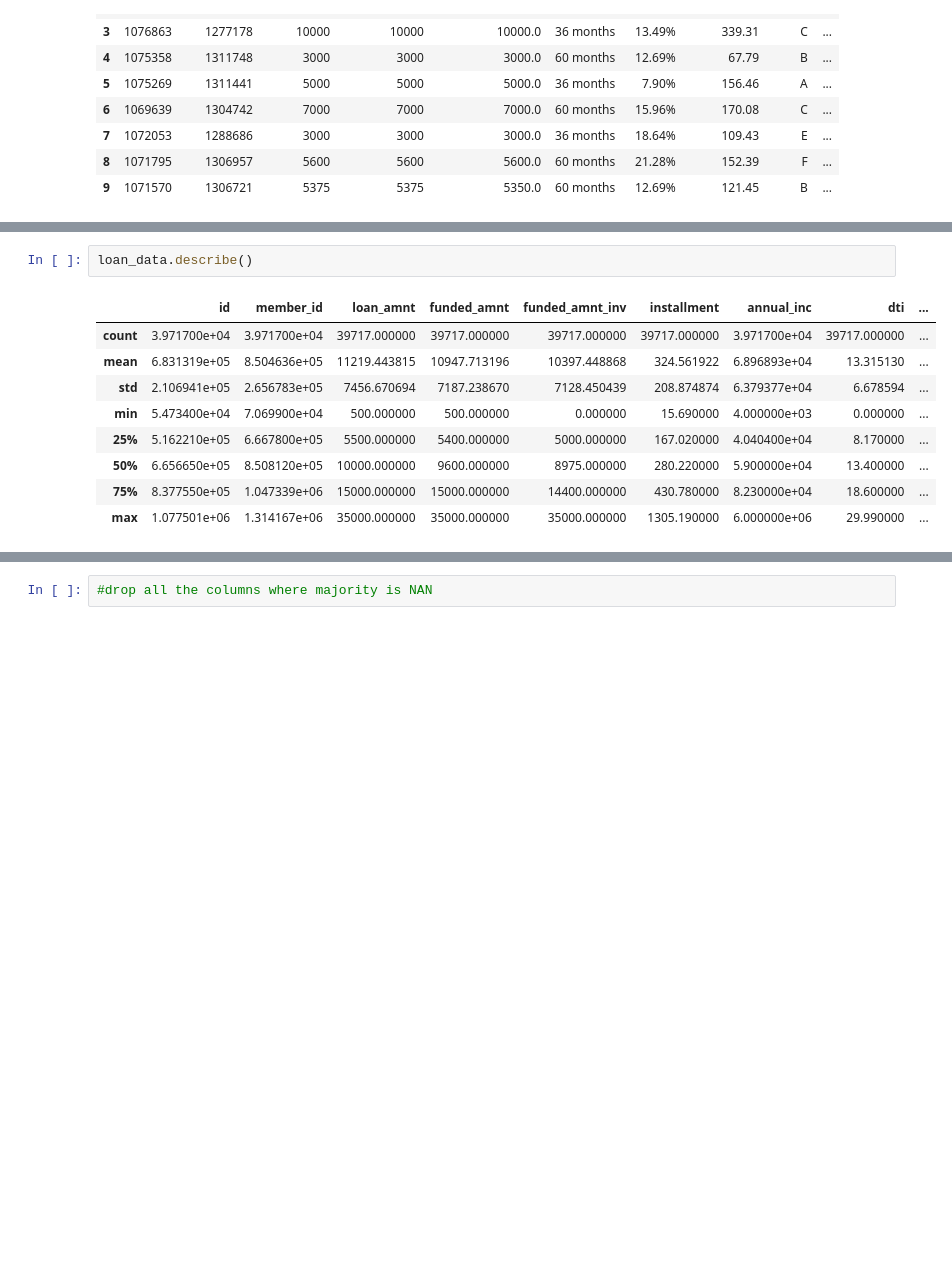
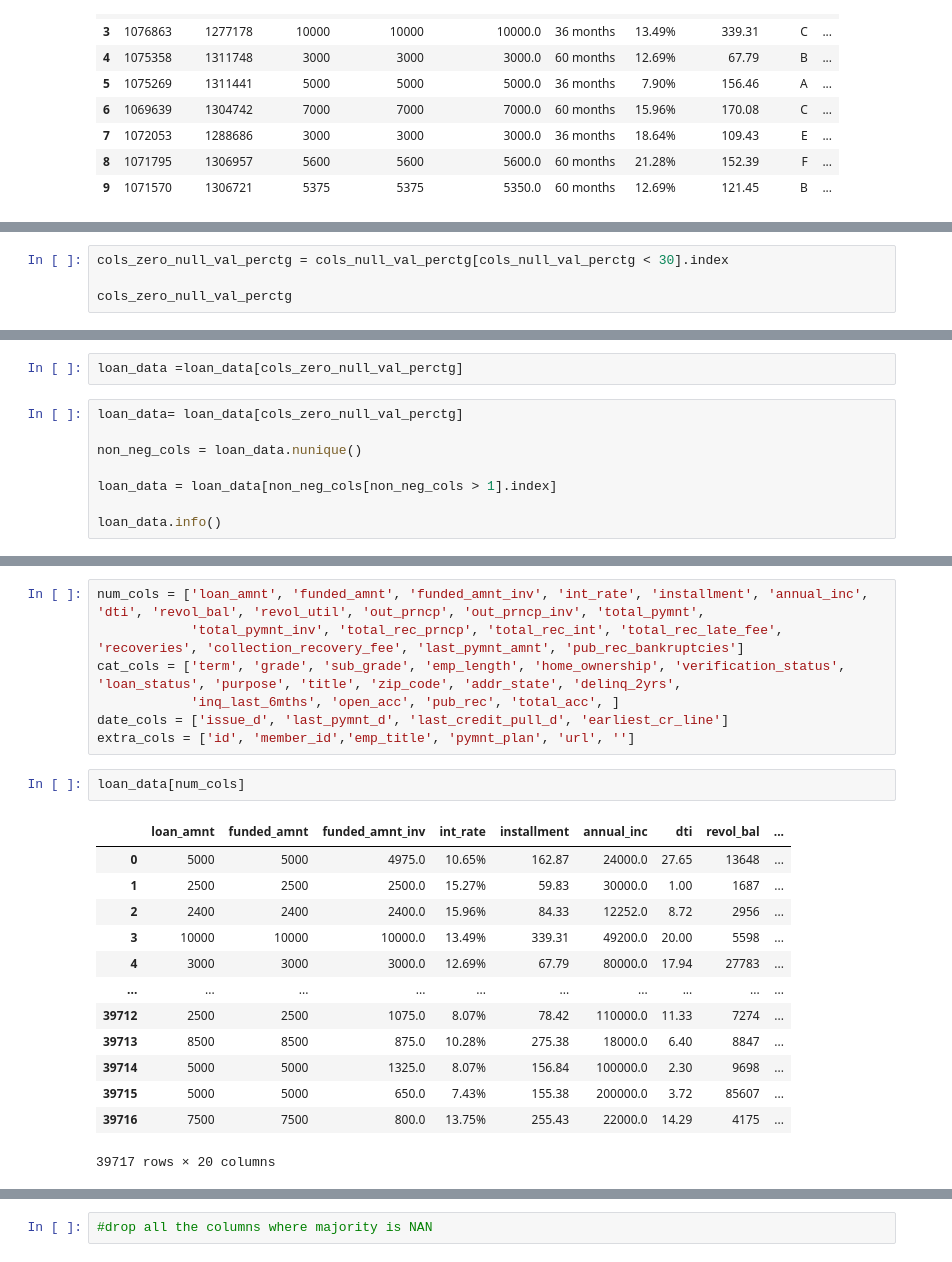
Before and after one commit to vmishra0905/lending-club-case-study, a Jupyter notebook: loan_eda_final.ipynb, the cells around one changed output, grey strips where cells are left out. Cells and saved outputs as stored; diff of their text form; blank space fills up the shorter version.

```diff
--- a/loan_eda_final.ipynb
+++ b/loan_eda_final.ipynb
@@ -40,0 +40,4 @@ total_il_high_credit_limit 39717
+# %%
+cols_zero_null_val_perctg = cols_null_val_perctg[cols_null_val_perctg < 30].index
+
+cols_zero_null_val_perctg
@@ -40,0 +59,10 @@ total_il_high_credit_limit 39717
+# %%
+loan_data =loan_data[cols_zero_null_val_perctg]
+# %%
+loan_data= loan_data[cols_zero_null_val_perctg]
+
+non_neg_cols = loan_data.nunique()
+
+loan_data = loan_data[non_neg_cols[non_neg_cols > 1].index]
+
+loan_data.info()
@@ -60,12 +92,23 @@ loan_data
+# %%
+num_cols = ['loan_amnt', 'funded_amnt', 'funded_amnt_inv', 'int_rate', 'installment', 'annual_inc', 'dti', 'revol_bal', 'revol_util', 'out_prncp', 'out_prncp_inv', 'total_pymnt',
+            'total_pymnt_inv', 'total_rec_prncp', 'total_rec_int', 'total_rec_late_fee', 'recoveries', 'collection_recovery_fee', 'last_pymnt_amnt', 'pub_rec_bankruptcies']
+cat_cols = ['term', 'grade', 'sub_grade', 'emp_length', 'home_ownership', 'verification_status', 'loan_status', 'purpose', 'title', 'zip_code', 'addr_state', 'delinq_2yrs',
+            'inq_last_6mths', 'open_acc', 'pub_rec', 'total_acc', ]
+date_cols = ['issue_d', 'last_pymnt_d', 'last_credit_pull_d', 'earliest_cr_line']
+extra_cols = ['id', 'member_id','emp_title', 'pymnt_plan', 'url', '']
 # %%
-loan_data.describe()
+loan_data[num_cols]
 # %% [output]
-|  | id | member_id | loan_amnt | funded_amnt | funded_amnt_inv | installment | annual_inc | dti | ... |
-| count | 3.971700e+04 | 3.971700e+04 | 39717.000000 | 39717.000000 | 39717.000000 | 39717.000000 | 3.971700e+04 | 39717.000000 | ... |
-| mean | 6.831319e+05 | 8.504636e+05 | 11219.443815 | 10947.713196 | 10397.448868 | 324.561922 | 6.896893e+04 | 13.315130 | ... |
-| std | 2.106941e+05 | 2.656783e+05 | 7456.670694 | 7187.238670 | 7128.450439 | 208.874874 | 6.379377e+04 | 6.678594 | ... |
-| min | 5.473400e+04 | 7.069900e+04 | 500.000000 | 500.000000 | 0.000000 | 15.690000 | 4.000000e+03 | 0.000000 | ... |
-| 25% | 5.162210e+05 | 6.667800e+05 | 5500.000000 | 5400.000000 | 5000.000000 | 167.020000 | 4.040400e+04 | 8.170000 | ... |
-| 50% | 6.656650e+05 | 8.508120e+05 | 10000.000000 | 9600.000000 | 8975.000000 | 280.220000 | 5.900000e+04 | 13.400000 | ... |
-| 75% | 8.377550e+05 | 1.047339e+06 | 15000.000000 | 15000.000000 | 14400.000000 | 430.780000 | 8.230000e+04 | 18.600000 | ... |
-| max | 1.077501e+06 | 1.314167e+06 | 35000.000000 | 35000.000000 | 35000.000000 | 1305.190000 | 6.000000e+06 | 29.990000 | ... |
+|  | loan_amnt | funded_amnt | funded_amnt_inv | int_rate | installment | annual_inc | dti | revol_bal | ... |
+| 0 | 5000 | 5000 | 4975.0 | 10.65% | 162.87 | 24000.0 | 27.65 | 13648 | ... |
+| 1 | 2500 | 2500 | 2500.0 | 15.27% | 59.83 | 30000.0 | 1.00 | 1687 | ... |
+| 2 | 2400 | 2400 | 2400.0 | 15.96% | 84.33 | 12252.0 | 8.72 | 2956 | ... |
+| 3 | 10000 | 10000 | 10000.0 | 13.49% | 339.31 | 49200.0 | 20.00 | 5598 | ... |
+| 4 | 3000 | 3000 | 3000.0 | 12.69% | 67.79 | 80000.0 | 17.94 | 27783 | ... |
+| ... | ... | ... | ... | ... | ... | ... | ... | ... | ... |
+| 39712 | 2500 | 2500 | 1075.0 | 8.07% | 78.42 | 110000.0 | 11.33 | 7274 | ... |
+| 39713 | 8500 | 8500 | 875.0 | 10.28% | 275.38 | 18000.0 | 6.40 | 8847 | ... |
+| 39714 | 5000 | 5000 | 1325.0 | 8.07% | 156.84 | 100000.0 | 2.30 | 9698 | ... |
+| 39715 | 5000 | 5000 | 650.0 | 7.43% | 155.38 | 200000.0 | 3.72 | 85607 | ... |
+| 39716 | 7500 | 7500 | 800.0 | 13.75% | 255.43 | 22000.0 | 14.29 | 4175 | ... |
+39717 rows × 20 columns
```
Also changed, not shown: parts of 104 cells of this notebook.
